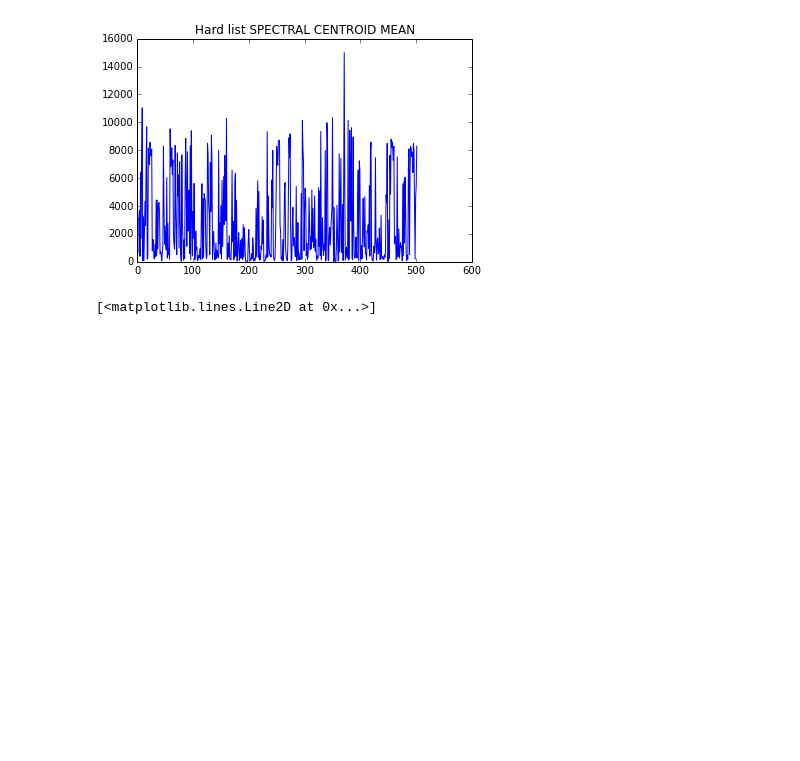
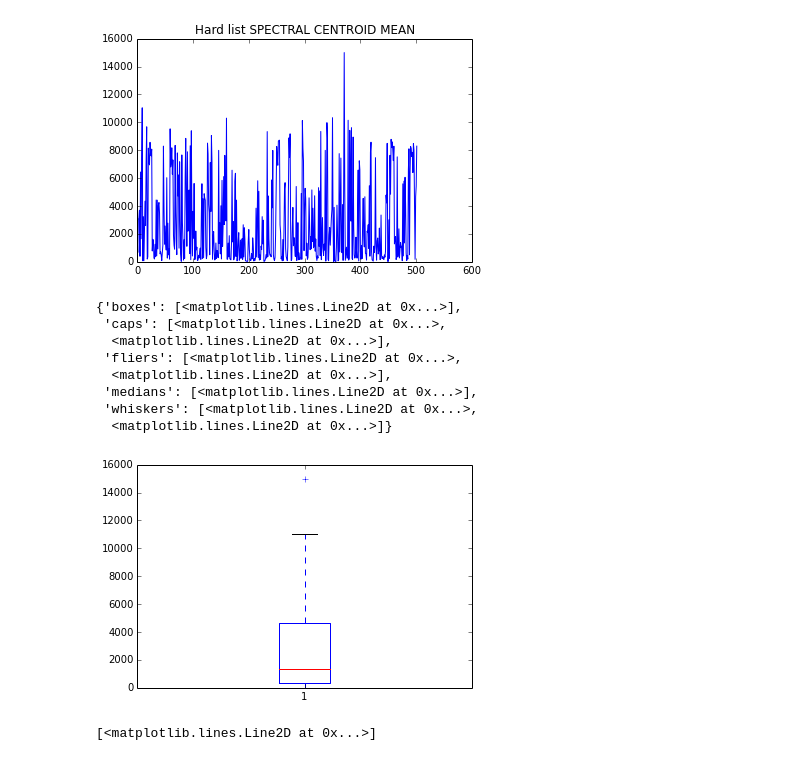
Before and after one commit to pedrogogo/SMC_Th, a Jupyter notebook: json_read_computing_essentia_descriptors.ipynb, the cells around one changed output. Saved outputs shown, nothing was run; the diff lists cells and outputs as text; code cells hidden in the pictures; blank space fills up the shorter version.

```diff
--- a/json_read_computing_essentia_descriptors.ipynb
+++ b/json_read_computing_essentia_descriptors.ipynb
@@ -172,6 +218,18 @@ plt.plot(sc_hard_mean)
 # %% [output]
 [<matplotlib.lines.Line2D at 0x...>]
 [figure]
+# %%
+plt.boxplot(sc_hard_mean)
+# %% [output]
+{'boxes': [<matplotlib.lines.Line2D at 0x...>],
+ 'caps': [<matplotlib.lines.Line2D at 0x...>,
+  <matplotlib.lines.Line2D at 0x...>],
+ 'fliers': [<matplotlib.lines.Line2D at 0x...>,
+  <matplotlib.lines.Line2D at 0x...>],
+ 'medians': [<matplotlib.lines.Line2D at 0x...>],
+ 'whiskers': [<matplotlib.lines.Line2D at 0x...>,
+  <matplotlib.lines.Line2D at 0x...>]}
+[figure, added]
 # %%
 plt.title ('Hard list SPECTRAL Flux MEAN')
 plt.plot(sflux_hard_mean)
```
Also changed, not shown: parts of 6 cells of this notebook.
